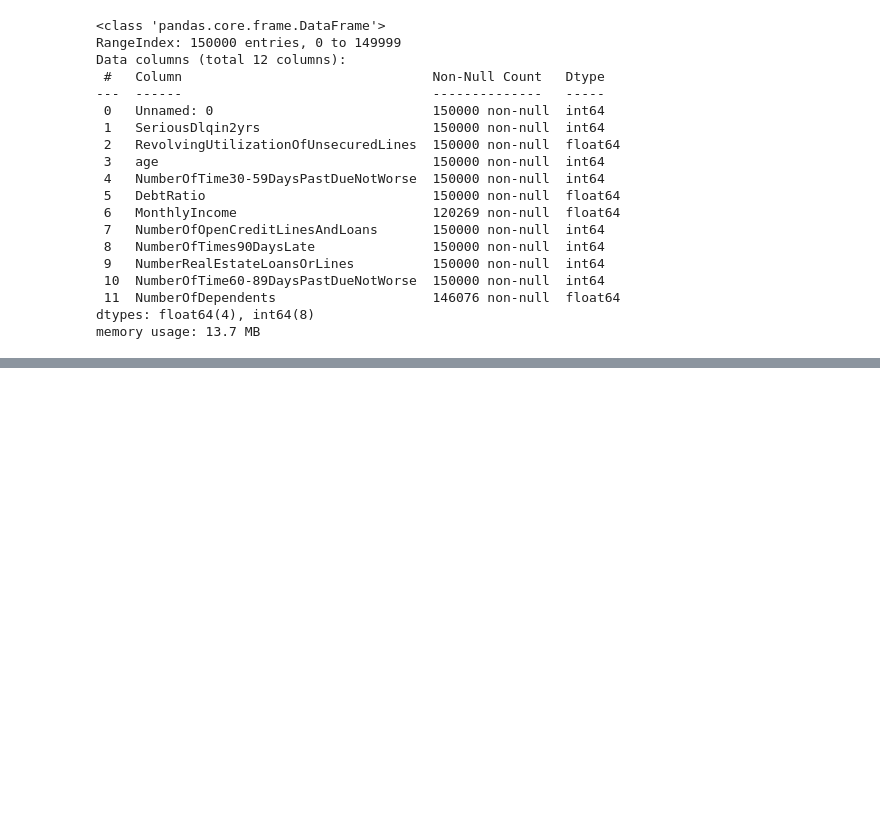
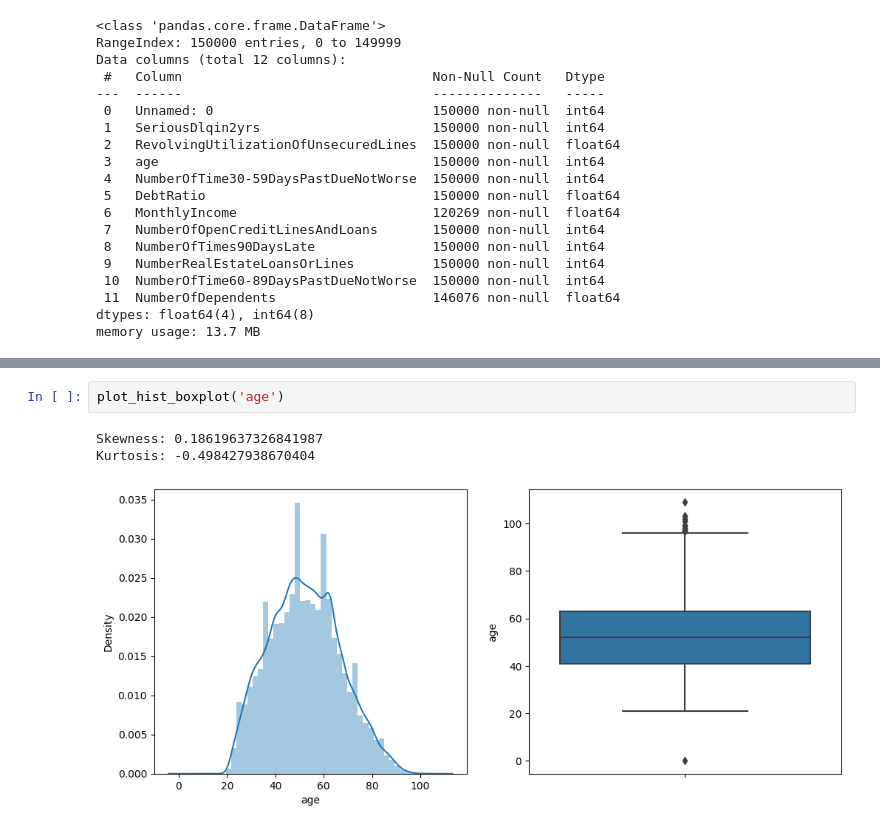
Before and after one commit to sk-aili/applied-machine-learning, a Jupyter notebook: lib/EDA.ipynb, the cells around one changed output, grey strips where cells are left out. Cells and saved outputs as stored; diff of their text form; blank space fills up the shorter version.

```diff
--- a/lib/EDA.ipynb
+++ b/lib/EDA.ipynb
@@ -82,0 +229,6 @@ df.head()
+# %%
+plot_hist_boxplot('age')
+# %% [output]
+Skewness: 0.18619637326841987
+Kurtosis: -0.498427938670404
+[figure, added]
```
Also changed, not shown: parts of 36 cells of this notebook.
